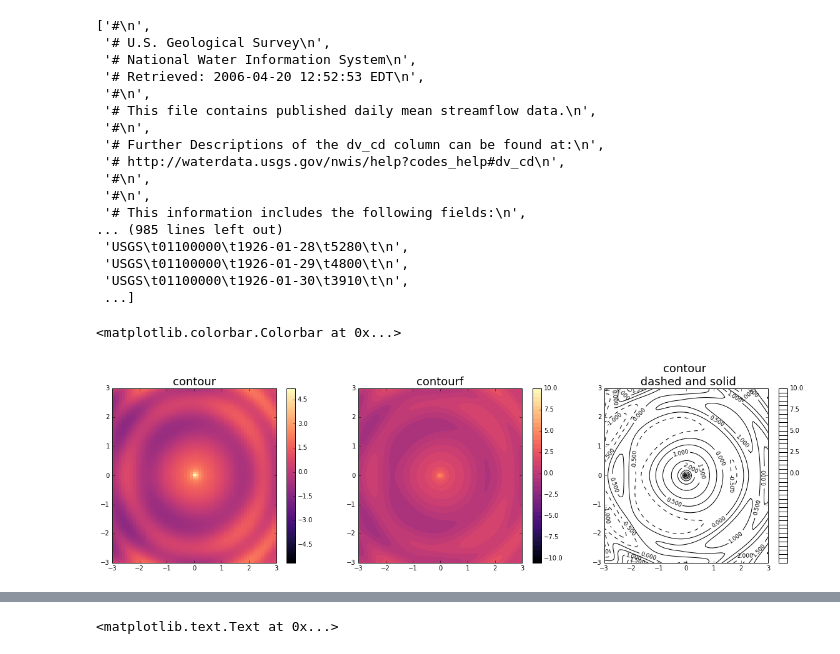
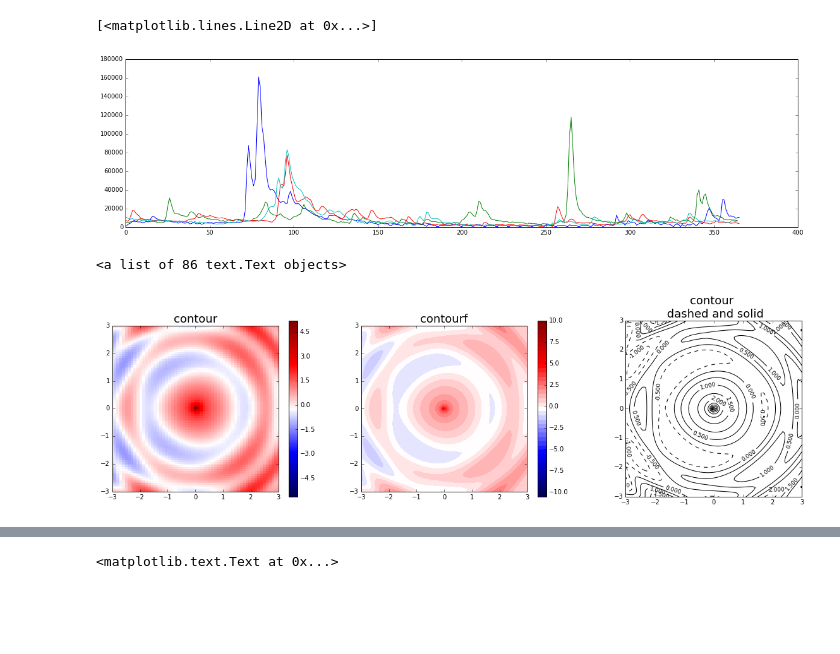
Before and after one commit to lafarris/python4geosciences-hw, a Jupyter notebook: hw4.ipynb, the cells around one changed output, grey strips where cells are left out. Saved outputs shown, nothing was run; the diff lists cells and outputs as text; code cells hidden in the pictures; blank space fills up the shorter version.

```diff
--- a/hw4.ipynb
+++ b/hw4.ipynb
@@ -11,33 +11,36 @@ import numpy as np
 # the data for the years in question by hand, however part of your grade will be based on creating a flexible script that could
 # read in values from another datafile, e.g., from another river gauge. Pay attention to detail.
 
-# unt = np.loadtxt('merrimack_discharge.dat.txt', skiprows=25, usecols = (1,2,3))
+
+unt = open('merrimack_discharge.dat.txt')
 
 
-unt = open('merrimack_discharge.dat.txt')
-unt.readlines()
+def merr(year):
+    year = str(year)
+    discharge = []
+    unt.seek(0)
+    for value in unt.readlines():
+        value = value.split()
+        if value[0] == 'USGS':
+            years = value[2].split('-')[0]
+            if years == year:
+                d = value[3]
+                discharge.append(d)
+    return discharge
 
 # Undergraduates: Focus only on the four lines representing river flow in the four specific years (1936, 1938, 1960, 1987).
 # Graduates: Do the undergrad work, and then add the black line representing the mean discharge (calculated from the data in
 # the file), and the shaded region representing one standard deviation from the mean.
+
+fig = plt.figure(figsize=(20,5))
+ax = fig.add_subplot(1, 1, 1)
+ax.plot(merr(1936), label='1936')
+ax.plot(merr(1938), label='1938')
+ax.plot(merr(1960), label='1960')
+ax.plot(merr(1987), label='1987')
 # %% [output]
-['#\n',
- '# U.S. Geological Survey\n',
- '# National Water Information System\n',
- '# Retrieved: 2006-04-20 12:52:53 EDT\n',
- '#\n',
- '# This file contains published daily mean streamflow data.\n',
- '#\n',
- '# Further Descriptions of the dv_cd column can be found at:\n',
- '# http://waterdata.usgs.gov/nwis/help?codes_help#dv_cd\n',
- '#\n',
- '#\n',
- '# This information includes the following fields:\n',
-... (985 lines left out)
- 'USGS\t01100000\t1926-01-28\t5280\t\n',
- 'USGS\t01100000\t1926-01-29\t4800\t\n',
- 'USGS\t01100000\t1926-01-30\t3910\t\n',
- ...]
+[<matplotlib.lines.Line2D at 0x...>]
+[figure, added]
 # %%
 # 2. Plot 2D function multiple ways
 
@@ -46,43 +49,40 @@ unt.readlines()
 X, Y = np.meshgrid(np.linspace(-4.2, 6.2, 101), np.linspace(-3.2, 3.2, 101))
 Z = np.cos(X**2+Y**2)*(X**2+Y**2)**-0.25 + 0.2*X*Y*np.sin(Y) + 0.01*X*Y**4*np.sin(X) + 0.2*np.exp(-Y**2)
 levels = np.arange(-10.5,10.5,.5)
 
 
 # Create three different plots of Z over the X-Y plane. Use:
 # pcolor
 # contourf
 ## contour (with dashed lines for negative values, solid lines for positive values)
 ## Make sure the aspect ratio is 1.
 
 fig = plt.figure(figsize=(20,5))
 
-ax = fig.add_subplot(1, 3, 1)
+ax = fig.add_subplot(1, 3, 1, aspect='equal')
 ax.set_xlim(-3, 3)   # defined between -3 and 3 in both x and y
 ax.set_ylim(-3, 3)
 ax.set_title('contour', fontsize=18)
-plot = ax.pcolor(X, Y, Z, cmap='magma')  # use the magma colormap
+plot = ax.pcolor(X, Y, Z, cmap='seismic')  # use the magma colormap
 fig.colorbar(plot)
 
-ax2 = fig.add_subplot(1, 3, 2)
+ax2 = fig.add_subplot(1, 3, 2, aspect='equal')
 ax2.set_xlim(-3, 3)   # defined between -3 and 3 in both x and y
 ax2.set_ylim(-3, 3)
 ax2.set_title('contourf', fontsize=18)
-plot = ax2.contourf(X, Y, Z, cmap='magma', levels=levels)  # use the magma colormap
+plot = ax2.contourf(X, Y, Z, cmap='seismic', levels=levels)  # use the magma colormap
 fig.colorbar(plot)
 
-ax3 = fig.add_subplot(1, 3, 3)
+ax3 = fig.add_subplot(1, 3, 3, aspect='equal')
 ax3.set_xlim(-3, 3)   # defined between -3 and 3 in both x and y
 ax3.set_ylim(-3, 3)
 ax3.set_title('contour \n dashed and solid', fontsize=18)
 plt.rcParams['contour.negative_linestyle'] = 'dashed'
 plot = plt.contour(X, Y, Z, colors='black', levels=levels)
 plt.clabel(plot, fontsize=9, inline=1)
-fig.colorbar(plot)
-
-# ??????????????????????????????????????????????????????????????????
 # %% [output]
-<matplotlib.colorbar.Colorbar at 0x...>
+<a list of 86 text.Text objects>
-[figure, old version]
+[figure, new version]
 # %%
 # 3. Read 2D data and make scatter plot
 
```
Also changed, not shown: parts of 8 cells of this notebook.
